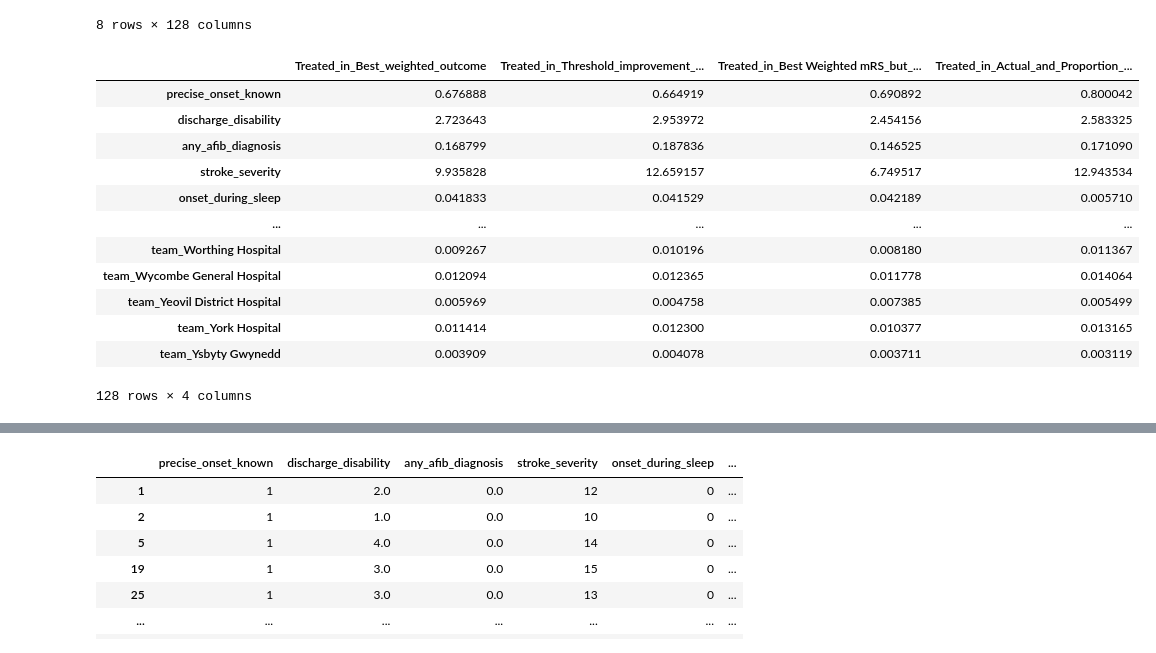
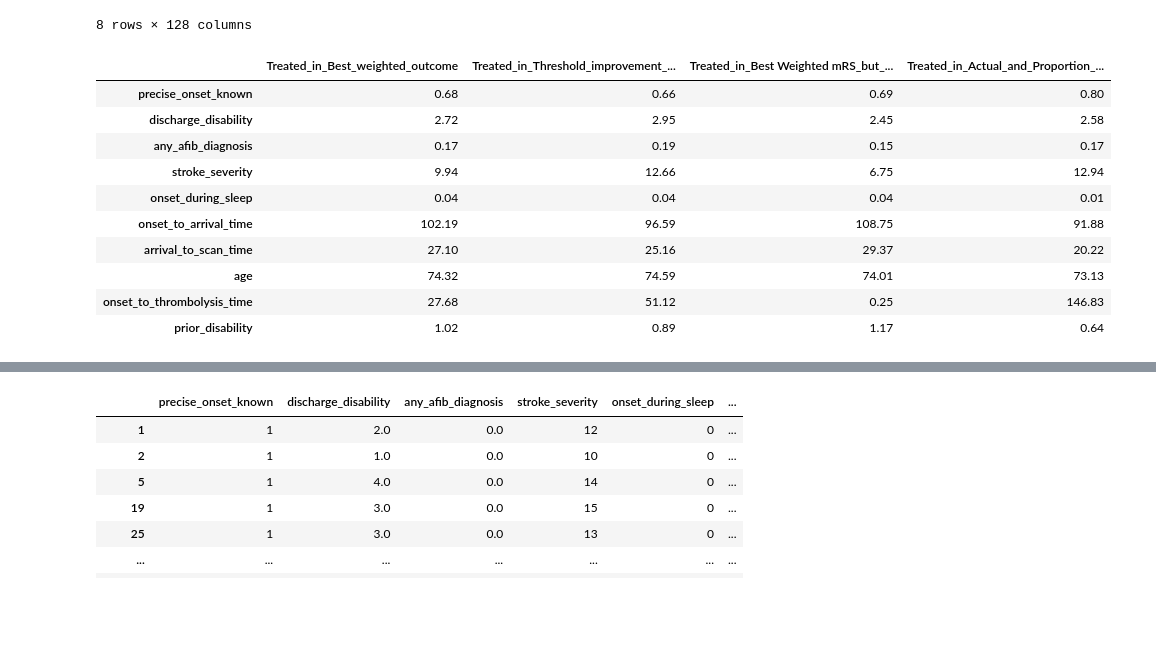
Before and after one commit to samuel-book/stroke_outcome_ml, a Jupyter notebook: xgb_7_features/210_xgb_all_data_7_features_multiclass_outcome.ipynb, the cells around one changed output, grey strips where cells are left out. Cells and saved outputs as stored; diff of their text form; code cells hidden in the pictures; blank space fills up the shorter version.

```diff
--- a/xgb_7_features/210_xgb_all_data_7_features_multiclass_outcome.ipynb
+++ b/xgb_7_features/210_xgb_all_data_7_features_multiclass_outcome.ipynb
@@ -1321,21 +1333,19 @@ df_subgroup4
 # %%
 df_mean_per_subgroup = pd.DataFrame()
 df_mean_per_subgroup["Treated_in_Best_weighted_outcome"] = df_subgroup1.loc["mean"]
 df_mean_per_subgroup["Treated_in_Threshold_improvement_and_proportion_outcome"] = df_subgroup2.loc["mean"]
 df_mean_per_subgroup["Treated_in_Best Weighted mRS_but_not_in_Threshold_improvement_and_proportion_outcome"] = df_subgroup3.loc["mean"]
 df_mean_per_subgroup["Treated_in_Actual_and_Proportion_outcome"] = df_subgroup4.loc["mean"]
-df_mean_per_subgroup
+df_mean_per_subgroup.head(10).round(2)
 # %% [output]
 |  | Treated_in_Best_weighted_outcome | Treated_in_Threshold_improvement_... | Treated_in_Best Weighted mRS_but_... | Treated_in_Actual_and_Proportion_... |
-| precise_onset_known | 0.676888 | 0.664919 | 0.690892 | 0.800042 |
-| discharge_disability | 2.723643 | 2.953972 | 2.454156 | 2.583325 |
-| any_afib_diagnosis | 0.168799 | 0.187836 | 0.146525 | 0.171090 |
-| stroke_severity | 9.935828 | 12.659157 | 6.749517 | 12.943534 |
-| onset_during_sleep | 0.041833 | 0.041529 | 0.042189 | 0.005710 |
-| ... | ... | ... | ... | ... |
-| team_Worthing Hospital | 0.009267 | 0.010196 | 0.008180 | 0.011367 |
-| team_Wycombe General Hospital | 0.012094 | 0.012365 | 0.011778 | 0.014064 |
-| team_Yeovil District Hospital | 0.005969 | 0.004758 | 0.007385 | 0.005499 |
-| team_York Hospital | 0.011414 | 0.012300 | 0.010377 | 0.013165 |
-| team_Ysbyty Gwynedd | 0.003909 | 0.004078 | 0.003711 | 0.003119 |
+| precise_onset_known | 0.68 | 0.66 | 0.69 | 0.80 |
+| discharge_disability | 2.72 | 2.95 | 2.45 | 2.58 |
+| any_afib_diagnosis | 0.17 | 0.19 | 0.15 | 0.17 |
+| stroke_severity | 9.94 | 12.66 | 6.75 | 12.94 |
+| onset_during_sleep | 0.04 | 0.04 | 0.04 | 0.01 |
+| onset_to_arrival_time | 102.19 | 96.59 | 108.75 | 91.88 |
+| arrival_to_scan_time | 27.10 | 25.16 | 29.37 | 20.22 |
+| age | 74.32 | 74.59 | 74.01 | 73.13 |
+| onset_to_thrombolysis_time | 27.68 | 51.12 | 0.25 | 146.83 |
+| prior_disability | 1.02 | 0.89 | 1.17 | 0.64 |
-128 rows × 4 columns
```
Also changed, not shown: parts of 5 cells of this notebook, 3 other files.
